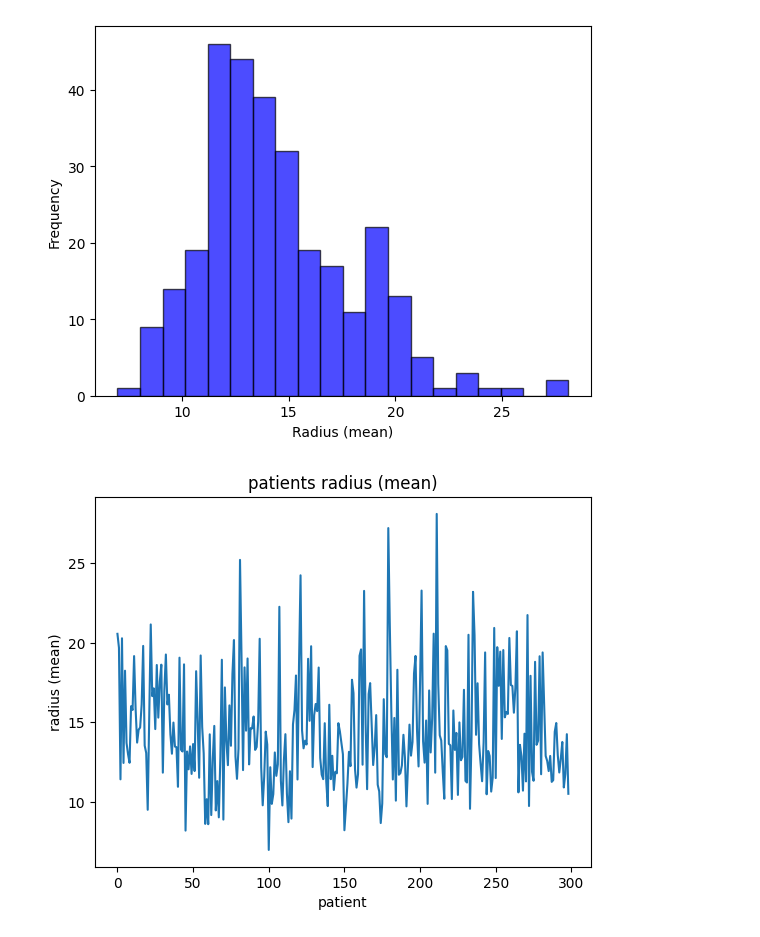
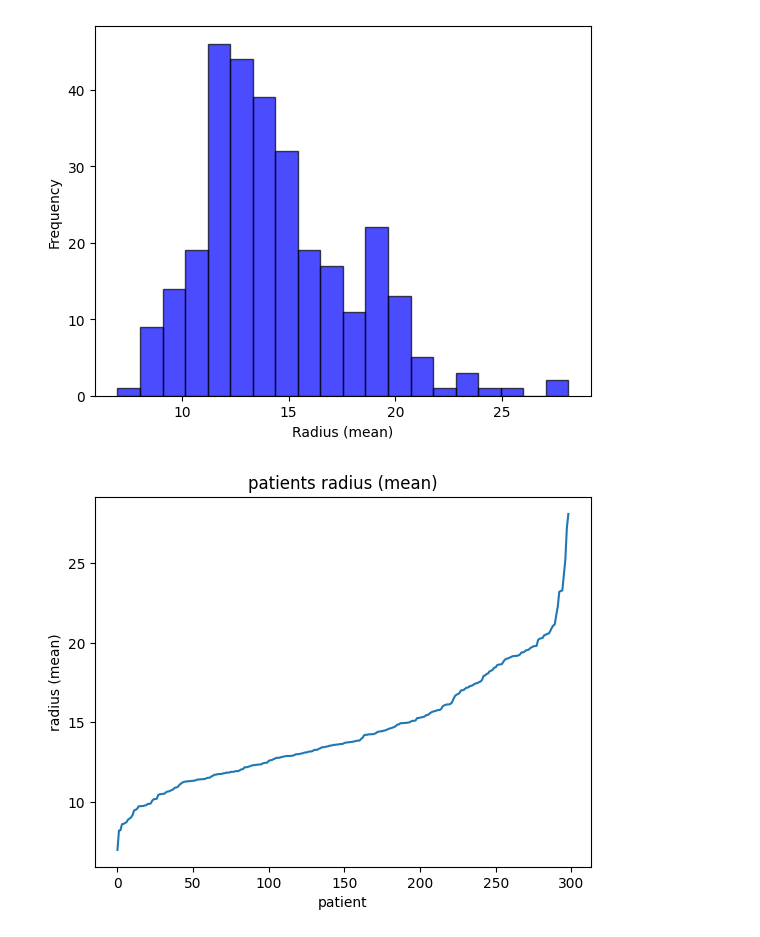
Before and after one commit to Fisieekk/MOwNiT, a Jupyter notebook: Lab2/1.ipynb, the cells around one changed output. Saved outputs shown, nothing was run; the diff lists cells and outputs as text; code cells hidden in the pictures.

```diff
--- a/Lab2/1.ipynb
+++ b/Lab2/1.ipynb
@@ -23,13 +23,13 @@ plt.show()
 # %% [output]
 [figure]
 # %%
-plt.plot(breast_cancer_train["radius (mean)"])
+plt.plot(breast_cancer_train["radius (mean)"].sort_values(ignore_index=True))
 plt.title("patients radius (mean)")
 plt.xlabel("patient")
 plt.ylabel("radius (mean)")
 plt.show()
 # %% [output]
-[figure, old version]
+[figure, new version]
 # %%
 # Train
 # Lin
```
Also changed, not shown: parts of 1 cell of this notebook, 4 other files.
